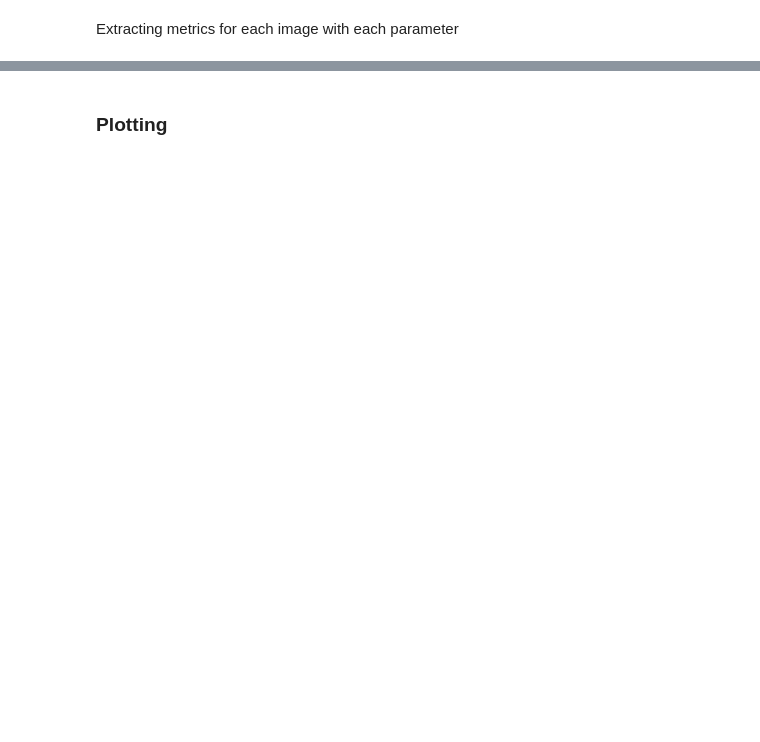
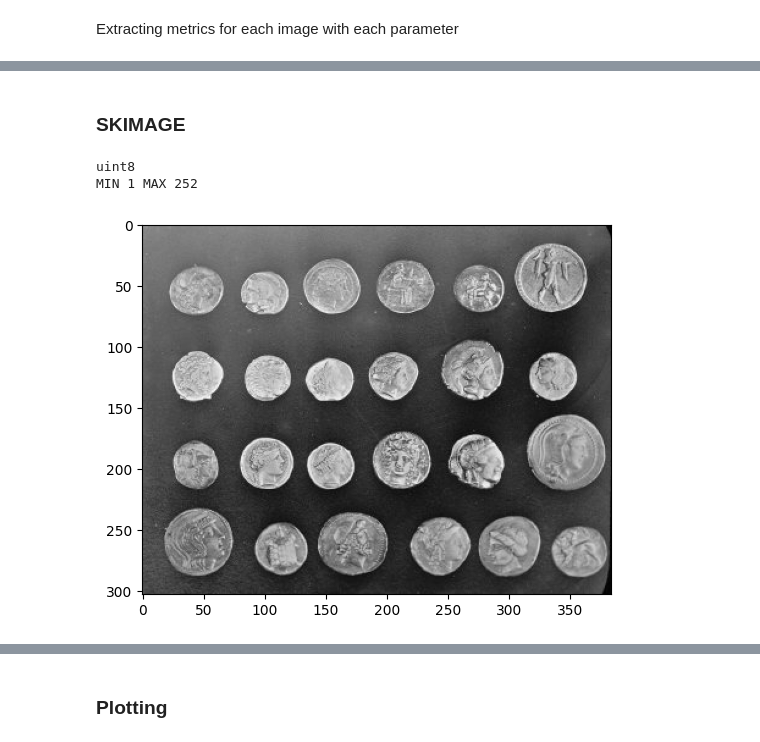
Before and after one commit to alvaroalbuquerque/SCS_plane_study, a Jupyter notebook: noise_analysis_speckle.ipynb, the cells around one changed output, grey strips where cells are left out. Saved outputs shown, nothing was run; the diff lists cells and outputs as text; code cells hidden in the pictures; blank space fills up the shorter version.

```diff
--- a/noise_analysis_speckle.ipynb
+++ b/noise_analysis_speckle.ipynb
@@ -204,3 +202,16 @@ wool01-r000-s001 25/25
 # %%
 data_ss = pd.concat(image_data_list, ignore_index=True)
 data_ss.to_csv(f"results/noise_analysis/speckle/speckle_analysis.csv", index = False)
+# %% [markdown]
+### SKIMAGE
+# %%
+astronaut_image = data.astronaut()
+astronaut_image = (rgb2gray(astronaut_image)*255).astype(np.uint8)
+astronaut_image = data.coins()
+plt.imshow(astronaut_image, cmap='gray')
+print(astronaut_image.dtype)
+print("MIN", astronaut_image.min(), "MAX", astronaut_image.max())
+# %% [output]
+uint8
+MIN 1 MAX 252
+[figure, added]
```
Also changed, not shown: parts of 21 cells of this notebook, 5 other files.
